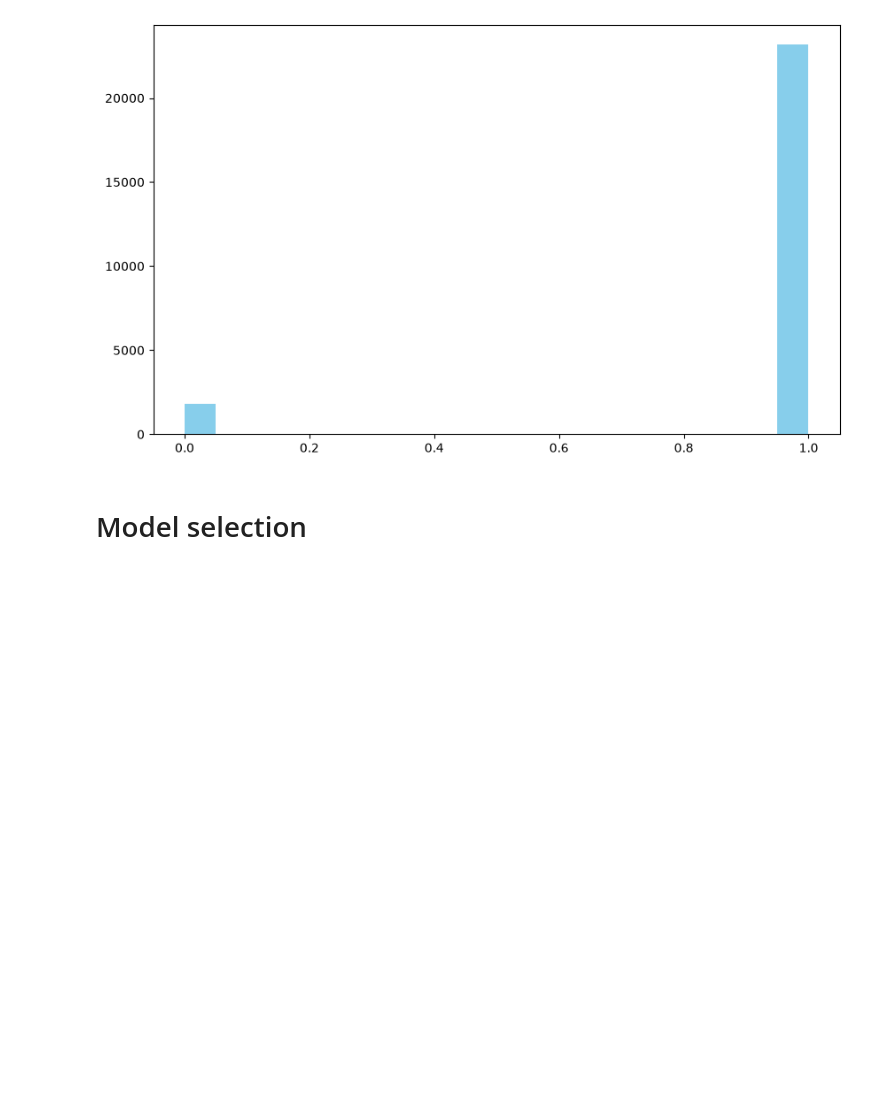
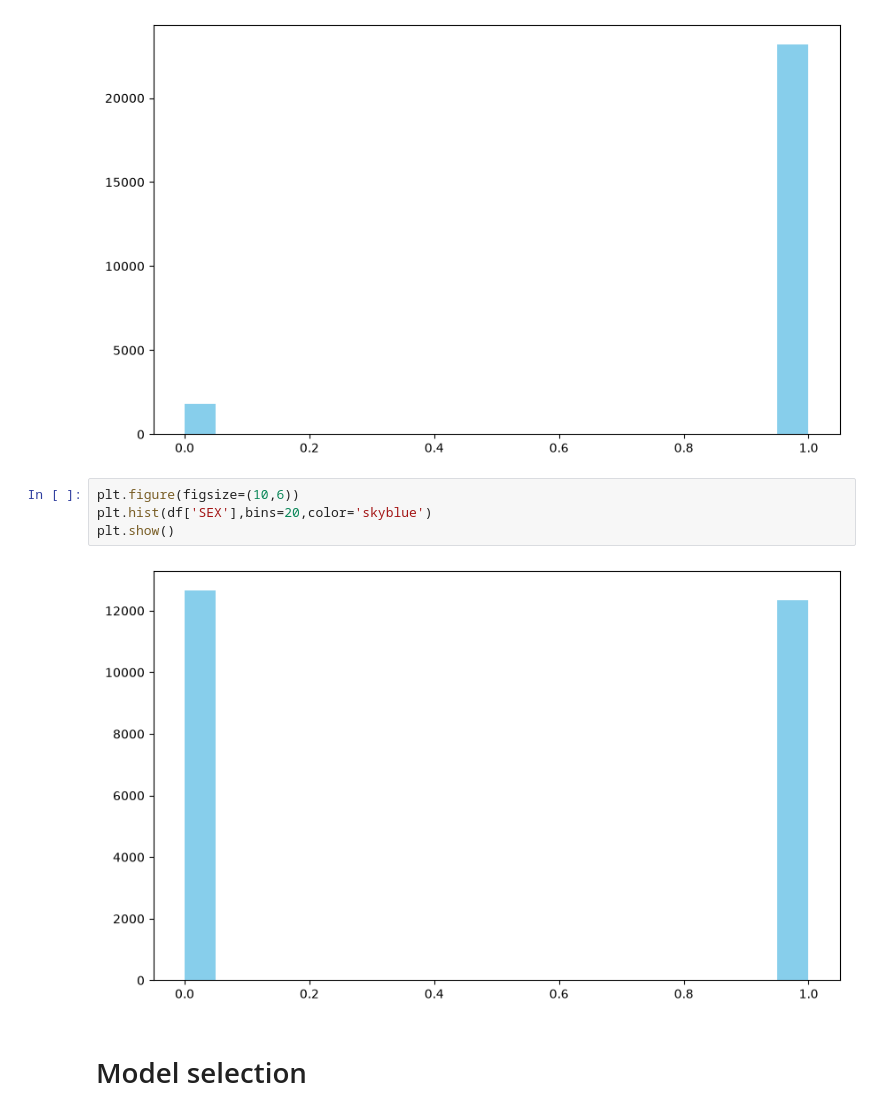
Before and after one commit to sunnat2201-web/Model-Building-2-oy-, a Jupyter notebook: MB.06-dars/covid.ipynb, the cells around one changed output. Drawn from its saved outputs; the diff is of its cells as text; blank space fills up the shorter version.

```diff
--- a/MB.06-dars/covid.ipynb
+++ b/MB.06-dars/covid.ipynb
@@ -231,6 +297,12 @@ plt.hist(df['DEATH_STATUS'],bins=20,color='skyblue')
 plt.show()
 # %% [output]
 [figure]
+# %%
+plt.figure(figsize=(10,6))
+plt.hist(df['SEX'],bins=20,color='skyblue')
+plt.show()
+# %% [output]
+[figure, added]
 # %% [markdown]
 # Model selection
 # %%
```
Also changed, not shown: parts of 25 cells of this notebook.
